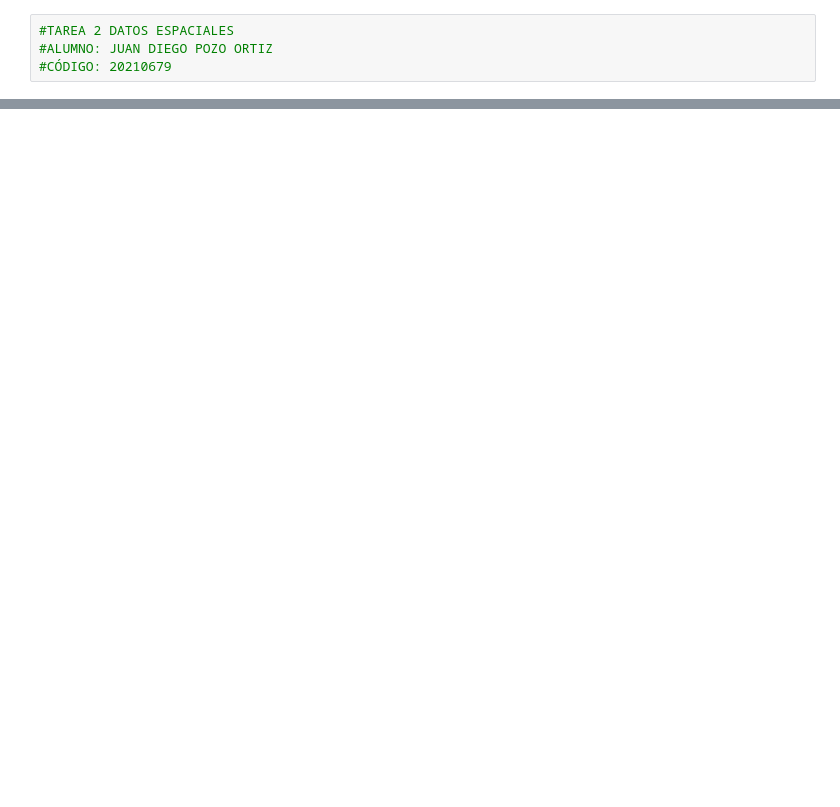
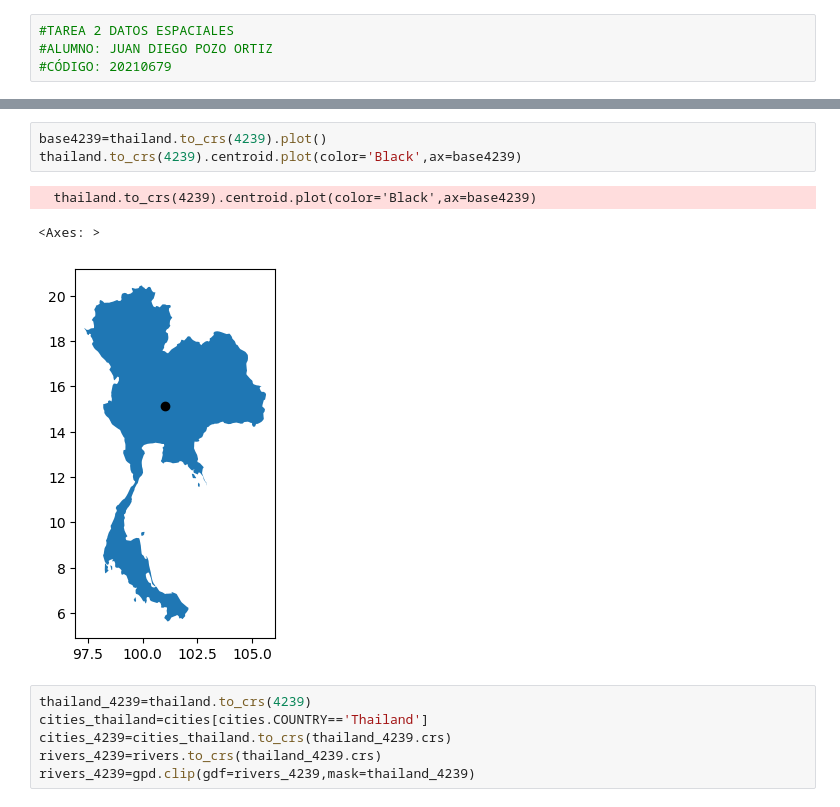
Before and after one commit to juandiegopozo-10/simpleplot, a Jupyter notebook: tarea_2_datosespaciales.ipynb, the cells around one changed output, grey strips where cells are left out. Drawn from its saved outputs; the diff is of its cells as text; blank space fills up the shorter version.

```diff
--- a/tarea_2_datosespaciales.ipynb
+++ b/tarea_2_datosespaciales.ipynb
@@ -10,0 +108,13 @@ DriverError: maps\World_Countries\World_Countries.shp: No such file or directory
+# %%
+base4239=thailand.to_crs(4239).plot()
+thailand.to_crs(4239).centroid.plot(color='Black',ax=base4239)
+# %% [output]
+  thailand.to_crs(4239).centroid.plot(color='Black',ax=base4239)
+<Axes: >
+[figure, added]
+# %%
+thailand_4239=thailand.to_crs(4239)
+cities_thailand=cities[cities.COUNTRY=='Thailand']
+cities_4239=cities_thailand.to_crs(thailand_4239.crs)
+rivers_4239=rivers.to_crs(thailand_4239.crs)
+rivers_4239=gpd.clip(gdf=rivers_4239,mask=thailand_4239)
```
Also changed, not shown: parts of 22 cells of this notebook.
